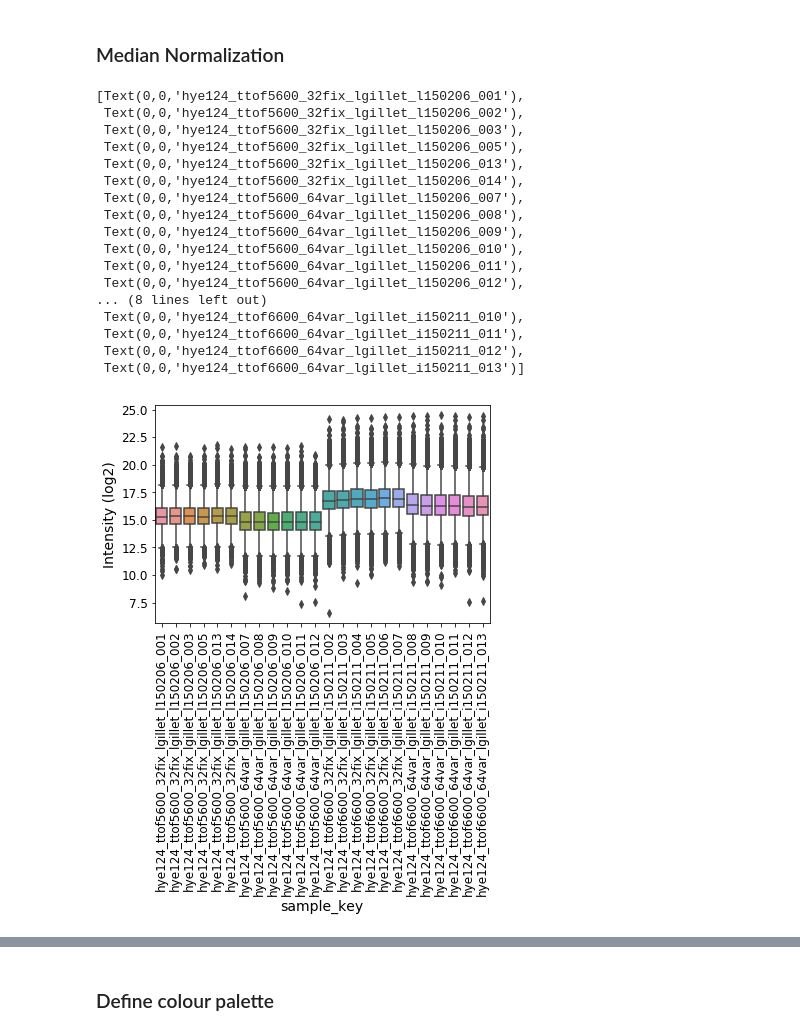
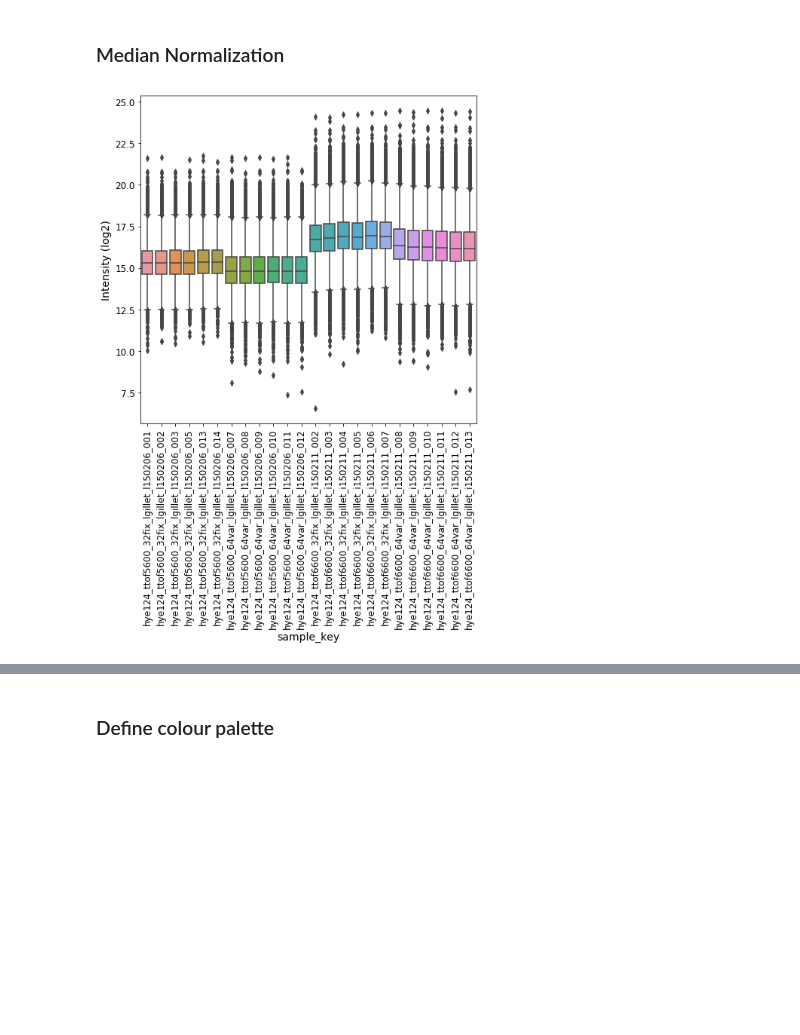
Before and after one commit to CMRI-ProCan/CRANE, a Jupyter notebook: case_study-multicenter_dataset/multicenter_data_analysis.ipynb, the cells around one changed output, grey strips where cells are left out. Saved outputs shown, nothing was run; the diff lists cells and outputs as text; code cells hidden in the pictures; blank space fills up the shorter version.

Commit message:
Change multicenter dataset analysis

```diff
--- a/case_study-multicenter_dataset/multicenter_data_analysis.ipynb
+++ b/case_study-multicenter_dataset/multicenter_data_analysis.ipynb
@@ -37,26 +44,29 @@ plt.rc('figure', titlesize=BIGGER_SIZE)  # fontsize of the figure title
 # %% [markdown]
 ### Combine datasets (OSW-BS0, OSW-BS1 and CRANE)
 # %%
-osw_bs0_pqm_data = pd.read_csv('peptide_n_protein_data/multicenter_OSW-BS0_peptide_data.csv')
-osw_bs1_pqm_data = pd.read_csv('peptide_n_protein_data/multicenter_OSW-BS1_peptide_data.csv')
-crane_pqm_data = pd.read_csv('peptide_n_protein_data/multicenter_CRANE_peptide_data.csv')
+raw_osw_bs0_pqm_data = pd.read_csv('peptide_n_protein_data/multicenter_RAW_OSW0_peptide_data.csv')
+raw_osw_bs1_pqm_data = pd.read_csv('peptide_n_protein_data/multicenter_RAW_OSW1_peptide_data.csv')
+crane_osw_bs0_pqm_data = pd.read_csv('peptide_n_protein_data/multicenter_CRANE_OSW0_peptide_data.csv')
+crane_osw_bs1_pqm_data = pd.read_csv('peptide_n_protein_data/multicenter_CRANE_OSW1_peptide_data.csv')
 
-osw_bs0_pqm_data['Type'] = 'OSW-BS0'
-osw_bs1_pqm_data['Type'] = 'OSW-BS1'
-crane_pqm_data['Type'] = 'CRANE'
+raw_osw_bs0_pqm_data['Type'] = 'RAW_OSW0'
+raw_osw_bs1_pqm_data['Type'] = 'RAW_OSW1'
+crane_osw_bs0_pqm_data['Type'] = 'CRANE_OSW0'
+crane_osw_bs1_pqm_data['Type'] = 'CRANE_OSW1'
 
 all_data = pd.concat(
     [
-        osw_bs0_pqm_data,
-        osw_bs1_pqm_data,
-        crane_pqm_data,
+        raw_osw_bs0_pqm_data,
+        raw_osw_bs1_pqm_data,
+        crane_osw_bs0_pqm_data,
+        crane_osw_bs1_pqm_data,
     ], sort=False
 )
 
 # Define hue order
-Reference = 'OSW-BS0'
-hue_order = ['OSW-BS0', 'OSW-BS1', 'CRANE']
-hue_order_less_ref = ['OSW-BS1', 'CRANE']
+Reference = 'RAW_OSW0'
+hue_order = ['RAW_OSW0', 'RAW_OSW1', 'CRANE_OSW0', 'CRANE_OSW1']
+hue_order_less_ref = ['RAW_OSW1', 'CRANE_OSW0', 'CRANE_OSW1']
 
 # Convert PQM to peptide
 all_data = all_data.groupby(['Type', 'sample_key', 'Protein', 'Peptide', 'ModifiedPeptide'])[['Intensity']].sum().replace(0,np.nan).reset_index()
@@ -119,31 +129,17 @@ all_data.head()
 # %% [markdown]
 ### Median Normalization
 # %%
-chart = sns.boxplot(
+fig, axs = plt.subplots(1, 1, figsize=(8, 8))
+sns.boxplot(
     data=all_data.loc[(all_data.Experiment == 'hye124') & (all_data.Type == Reference) & (all_data.Species == 'HUMAN')],
     x='sample_key',
     y='Intensity (log2)',
+    ax=axs
 )
-chart.set_xticklabels(chart.get_xticklabels(), rotation=90)
+axs.tick_params('x', labelrotation=90)
+plt.show()
 # %% [output]
-[Text(0,0,'hye124_ttof5600_32fix_lgillet_l150206_001'),
- Text(0,0,'hye124_ttof5600_32fix_lgillet_l150206_002'),
- Text(0,0,'hye124_ttof5600_32fix_lgillet_l150206_003'),
- Text(0,0,'hye124_ttof5600_32fix_lgillet_l150206_005'),
- Text(0,0,'hye124_ttof5600_32fix_lgillet_l150206_013'),
- Text(0,0,'hye124_ttof5600_32fix_lgillet_l150206_014'),
- Text(0,0,'hye124_ttof5600_64var_lgillet_l150206_007'),
- Text(0,0,'hye124_ttof5600_64var_lgillet_l150206_008'),
- Text(0,0,'hye124_ttof5600_64var_lgillet_l150206_009'),
- Text(0,0,'hye124_ttof5600_64var_lgillet_l150206_010'),
- Text(0,0,'hye124_ttof5600_64var_lgillet_l150206_011'),
- Text(0,0,'hye124_ttof5600_64var_lgillet_l150206_012'),
-... (8 lines left out)
- Text(0,0,'hye124_ttof6600_64var_lgillet_i150211_010'),
- Text(0,0,'hye124_ttof6600_64var_lgillet_i150211_011'),
- Text(0,0,'hye124_ttof6600_64var_lgillet_i150211_012'),
- Text(0,0,'hye124_ttof6600_64var_lgillet_i150211_013')]
-[figure, old version]
+[figure, new version]
 # %%
 all_data['Normalized Intensity (log2)'] = np.nan
 columns = all_data.columns.values
```
Also changed, not shown: parts of 40 cells of this notebook, 4 other files.
